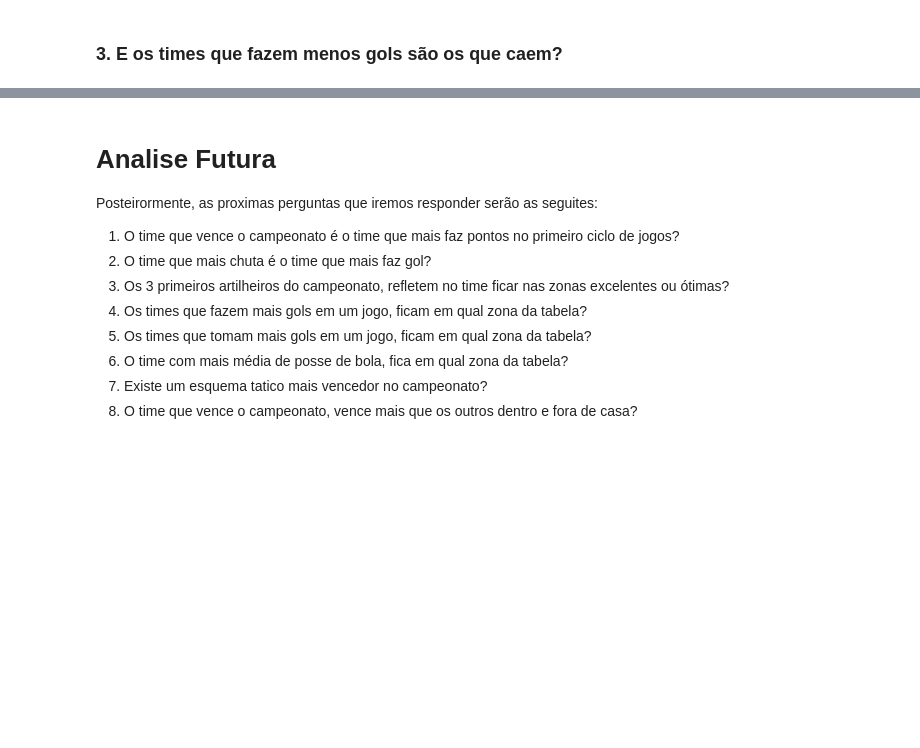
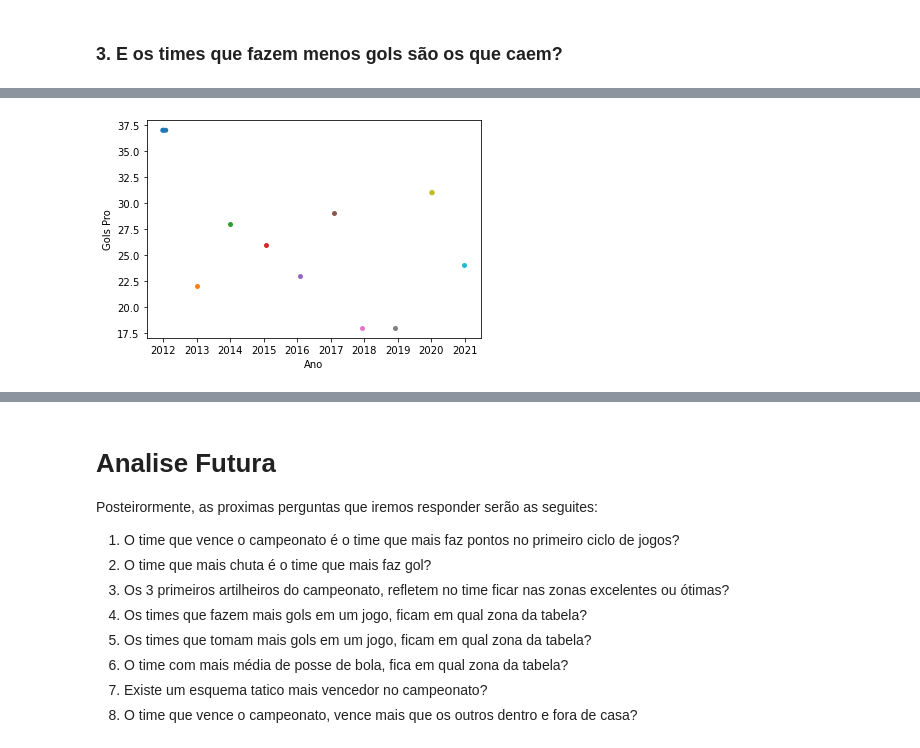
Before and after one commit to bjbomfim/INF1032_AnaliseDeDados_Brasileirao, a Jupyter notebook: primeiraEntrega.ipynb, the cells around one changed output, grey strips where cells are left out. Saved outputs shown, nothing was run; the diff lists cells and outputs as text; code cells hidden in the pictures; blank space fills up the shorter version.

```diff
--- a/primeiraEntrega.ipynb
+++ b/primeiraEntrega.ipynb
@@ -159,0 +167,5 @@ Gols Pro
+# %%
+sns.stripplot(x = 'Ano', y = menosGols['Gols Pro'] ,data=menosGols)
+plt.show()
+# %% [output]
+[figure, added]
```
Also changed, not shown: parts of 30 cells of this notebook, 1 other file.
